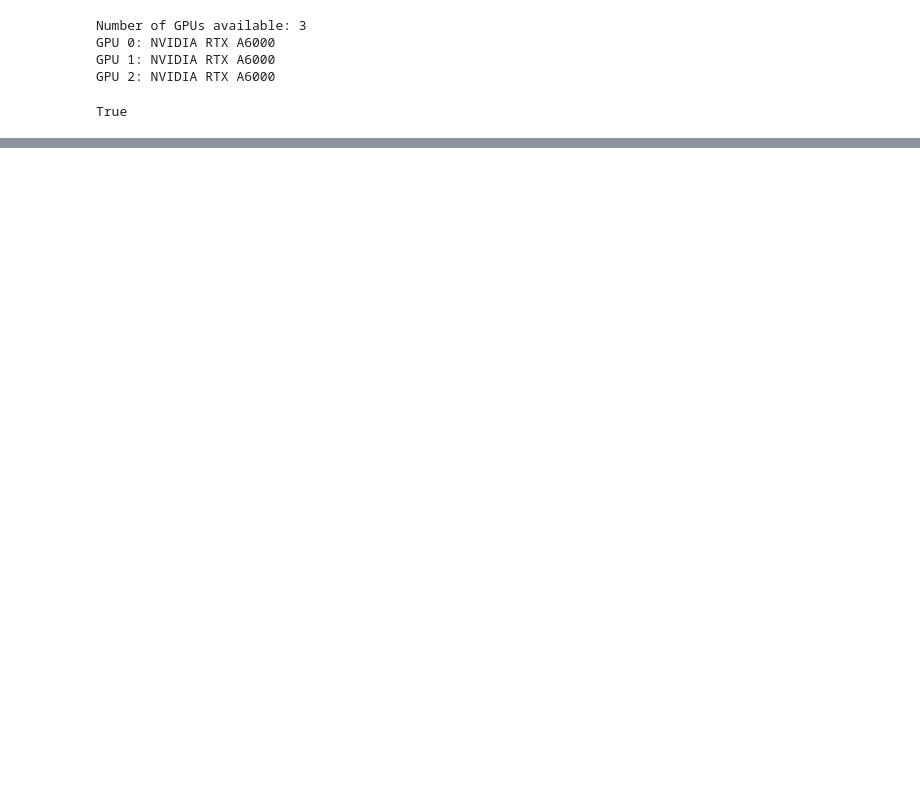
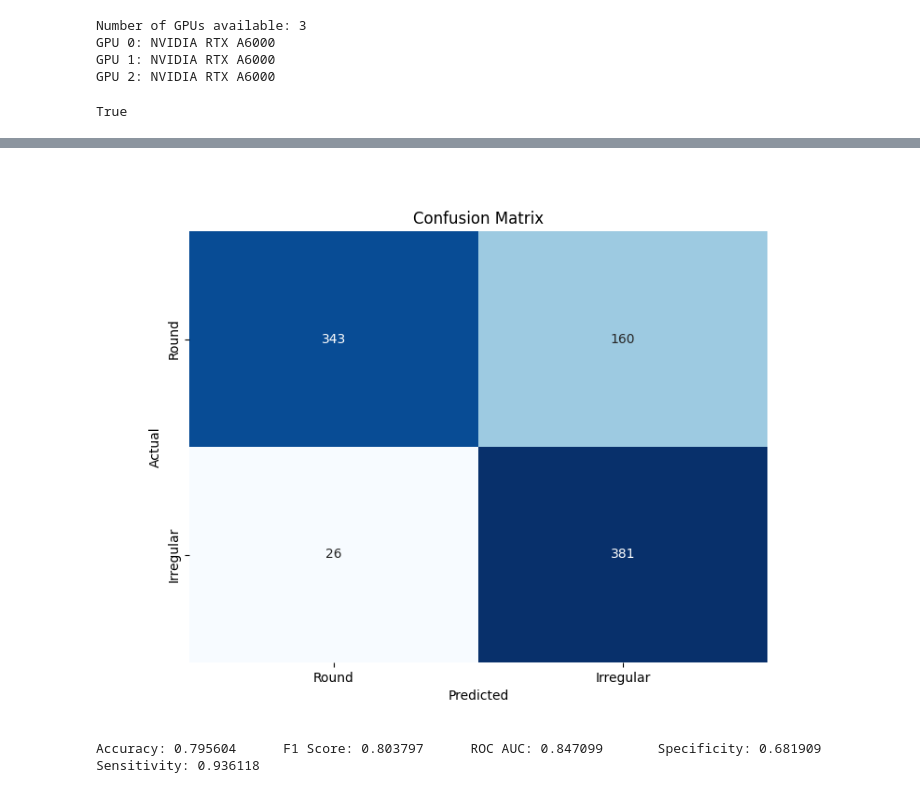
Before and after one commit to pstnmz/UQ_toolbox, a Jupyter notebook: CNN_shape_prediction_inferences.ipynb, the cells around one changed output, grey strips where cells are left out. Cells and saved outputs as stored; diff of their text form; code cells hidden in the pictures; blank space fills up the shorter version.

Commit message:
Inference results of IRM villes

```diff
--- a/CNN_shape_prediction_inferences.ipynb
+++ b/CNN_shape_prediction_inferences.ipynb
@@ -54,0 +197,8 @@ True
+# %%
+data_without_amb = AxialCutsDataset(data_shape=data_without_amb, downsample=False, transform=data_transforms)
+data_amb = AxialCutsDataset(data_shape=data_amb, downsample=False, transform=data_transforms)
+data_amb_tr = AxialCutsDataset(data_shape=data_amb_tr, downsample=False, transform=data_transforms)
+# %%
+eval_data = DataLoader(data_without_amb, num_workers=12)
+eval_data_amb = DataLoader(data_amb, num_workers=12)
+tr_data_amb = DataLoader(data_amb_tr, num_workers=12)
@@ -54,0 +264,34 @@ True
+# %%
+# Function to make predictions
+def predict(models, image):
+    image = image.to(device)
+    predictions = [model(image).cpu().detach().numpy() for model in models]
+    return predictions
+# %%
+# Store results
+all_results = []
+mean_pred = []
+true_labels = []
+models = [model.to(device) for model in models]
+# Inference
+with torch.no_grad():
+    for batch in eval_data:
+        images = batch['image']
+        labels = batch['shape']  # Assuming 'shape' is the label
+
+        pred_probs = predict(models, images)
+
+        # Collect the results
+        mean_pred.append(np.mean(pred_probs))
+        true_labels.append(labels.item())
+        all_results.append({
+            'true_label': labels.item(),
+            'predicted_probabilities': pred_probs,
+            'predicted_class': int(np.mean(pred_probs) > 0.5),
+            'std': np.std(pred_probs)
+        })
+# %%
+calculate_val_metrics(np.array(mean_pred), np.array(true_labels))
+# %% [output]
+[figure, added]
+Accuracy: 0.795604      F1 Score: 0.803797      ROC AUC: 0.847099       Specificity: 0.681909   Sensitivity: 0.936118
```
Also changed, not shown: parts of 19 cells of this notebook, 1 other file.
